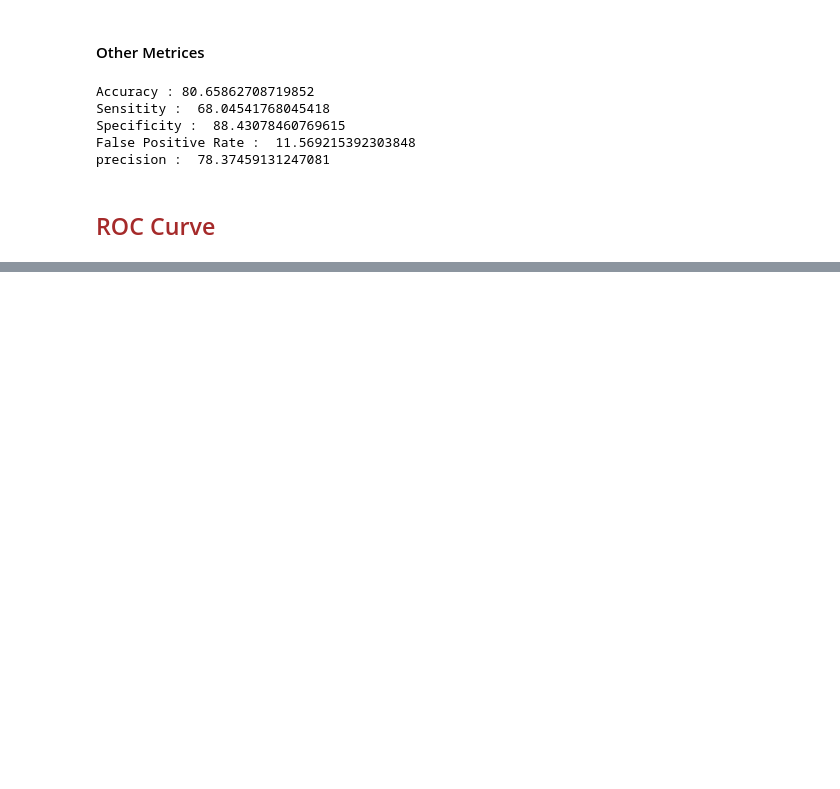
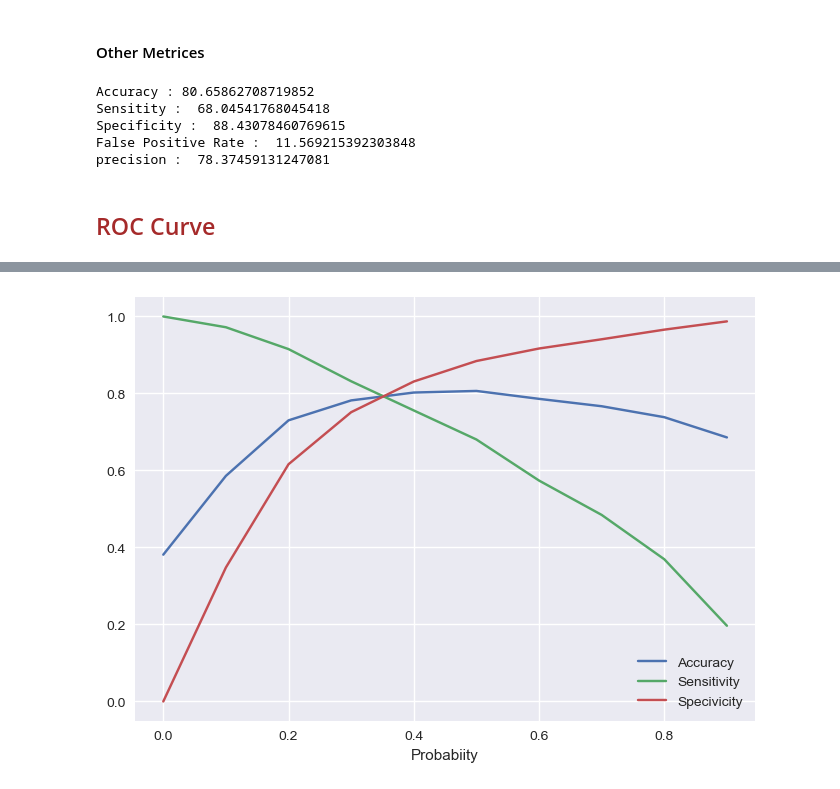
Before and after one commit to ankanroy92in/X_Education, a Jupyter notebook: X_Education.ipynb, the cells around one changed output, grey strips where cells are left out. Saved outputs shown, nothing was run; the diff lists cells and outputs as text; code cells hidden in the pictures; blank space fills up the shorter version.

Commit message:
Optimal threshold and Precision-recall curve

```diff
--- a/X_Education.ipynb
+++ b/X_Education.ipynb
@@ -1276,0 +1283,6 @@ def draw_roc( actual, probs ):
+# %%
+# Will see the probabilities for different thresholds
+
+threshold_values = [float(number/10) for number in range(10)]
+for threshold in threshold_values:
+    y_train_pred_final[threshold] = y_train_pred_final["Converted_Prob"].map(lambda x: 1 if x > threshold else 0)
@@ -1276,0 +1303,15 @@ def draw_roc( actual, probs ):
+# %%
+metrices_with_different_prob = pd.DataFrame(columns = ['Probabiity','Accuracy','Sensitivity','Specivicity'])
+
+threshold_values = [float(number/10) for number in range(10)]
+
+for threshold in threshold_values:
+    confusion = metrics.confusion_matrix(y_train_pred_final.Converted_original, y_train_pred_final[threshold] )
+    total=sum(sum(confusion))
+    accuracy = (confusion[0,0]+confusion[1,1])/total
+
+    specivicity = confusion[0,0]/(confusion[0,0]+confusion[0,1])
+    sensitivity = confusion[1,1]/(confusion[1,0]+confusion[1,1])
+    metrices_with_different_prob.loc[threshold] =[ threshold ,accuracy,sensitivity,specivicity]
+
+print(metrices_with_different_prob)
@@ -1276,0 +1330,5 @@ def draw_roc( actual, probs ):
+# %%
+metrices_with_different_prob.plot.line(x='Probabiity', y=['Accuracy','Sensitivity','Specivicity'])
+plt.show()
+# %% [output]
+[figure, added]
```
Also changed, not shown: parts of 20 cells of this notebook.
